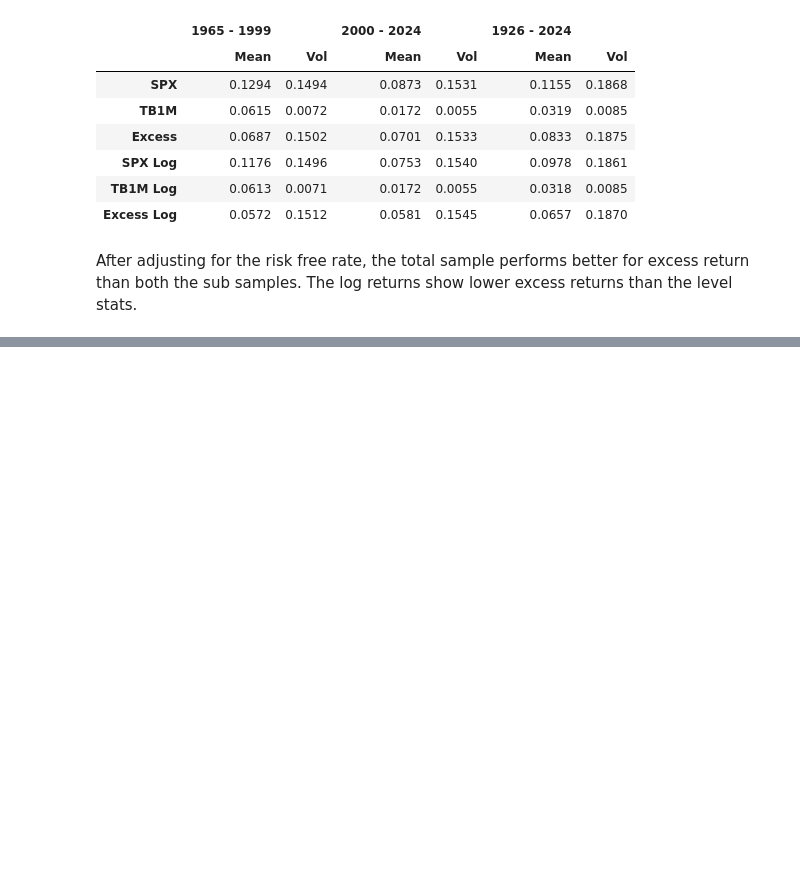
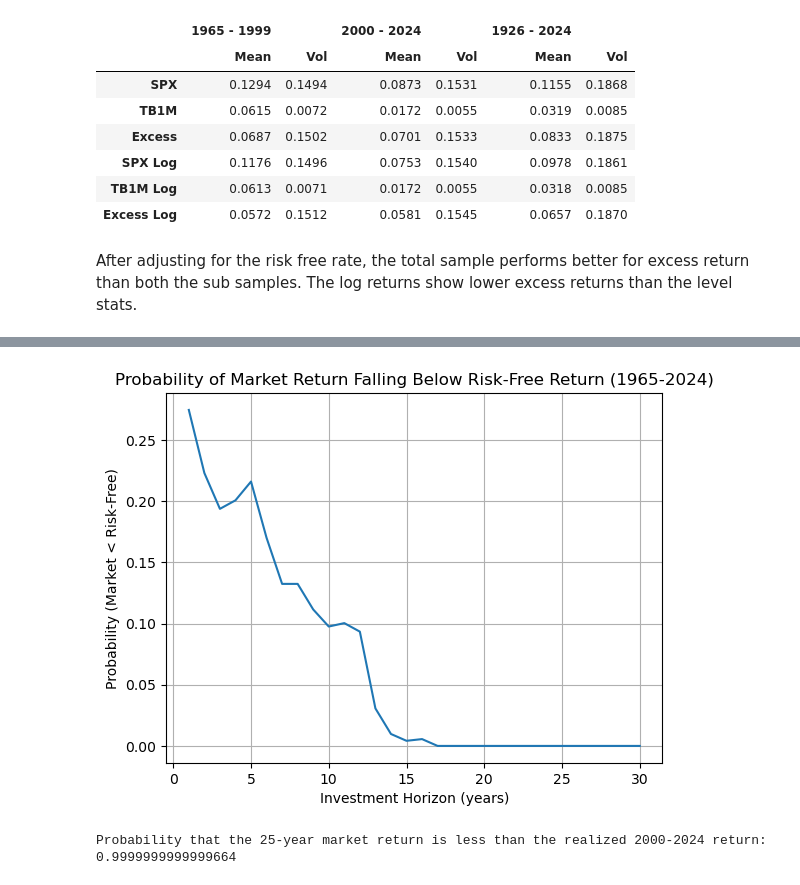
Before and after one commit to ekopen/finm-portfolio-2024, a Jupyter notebook: homework/Eric Kopen HW6.ipynb, the cells around one changed output, grey strips where cells are left out. Cells and saved outputs as stored; diff of their text form; code cells hidden in the pictures; blank space fills up the shorter version.

```diff
--- a/homework/Eric Kopen HW6.ipynb
+++ b/homework/Eric Kopen HW6.ipynb
@@ -315,0 +369,29 @@ After adjusting for the risk free rate, the total sample performs better for exc
+# %%
+# Plotting the probability as a function of the investment horizon
+import matplotlib.pyplot as plt
+
+plt.plot(range(1, 31), probabilities)
+plt.xlabel("Investment Horizon (years)")
+plt.ylabel("Probability (Market < Risk-Free)")
+plt.title("Probability of Market Return Falling Below Risk-Free Return (1965-2024)")
+plt.grid()
+plt.show()
+# %% [output]
+[figure, added]
+# %%
+from scipy.stats import norm
+
+realized_25_year_return = BS_rts_series.loc['2000':'2024', 'SPX Log'].sum()
+mu_1965_1999 = BS_rts_series.loc['1965':'1999', 'SPX Log'].mean()
+sigma_1965_1999 = BS_rts_series.loc['1965':'1999', 'SPX Log'].std()
+
+expected_25_year_return = mu_1965_1999 * 25
+expected_25_year_stddev = sigma_1965_1999 * (25 ** 0.5)
+
+z_score = (realized_25_year_return - expected_25_year_return) / expected_25_year_stddev
+
+probability = norm.cdf(z_score)
+
+print("Probability that the 25-year market return is less than the realized 2000-2024 return:", probability)
+# %% [output]
+Probability that the 25-year market return is less than the realized 2000-2024 return: 0.9999999999999664
```
Also changed, not shown: parts of 3 cells of this notebook, 1 other file.
